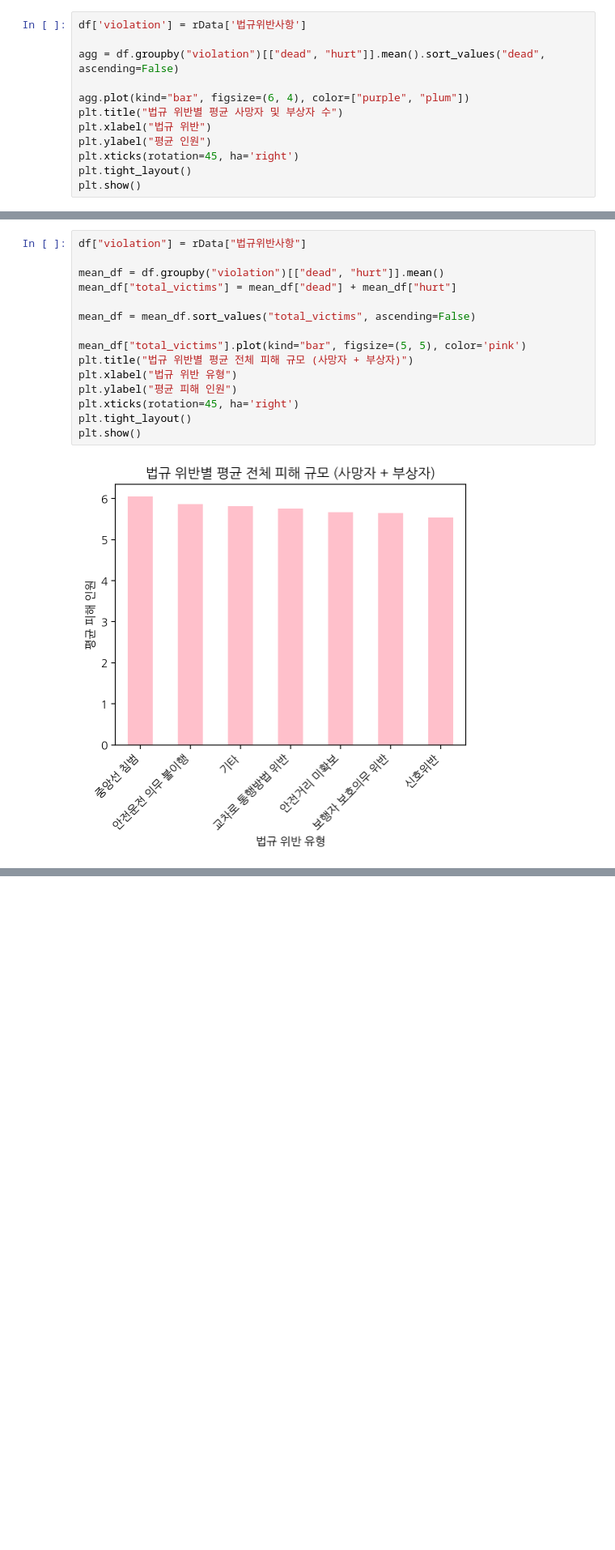
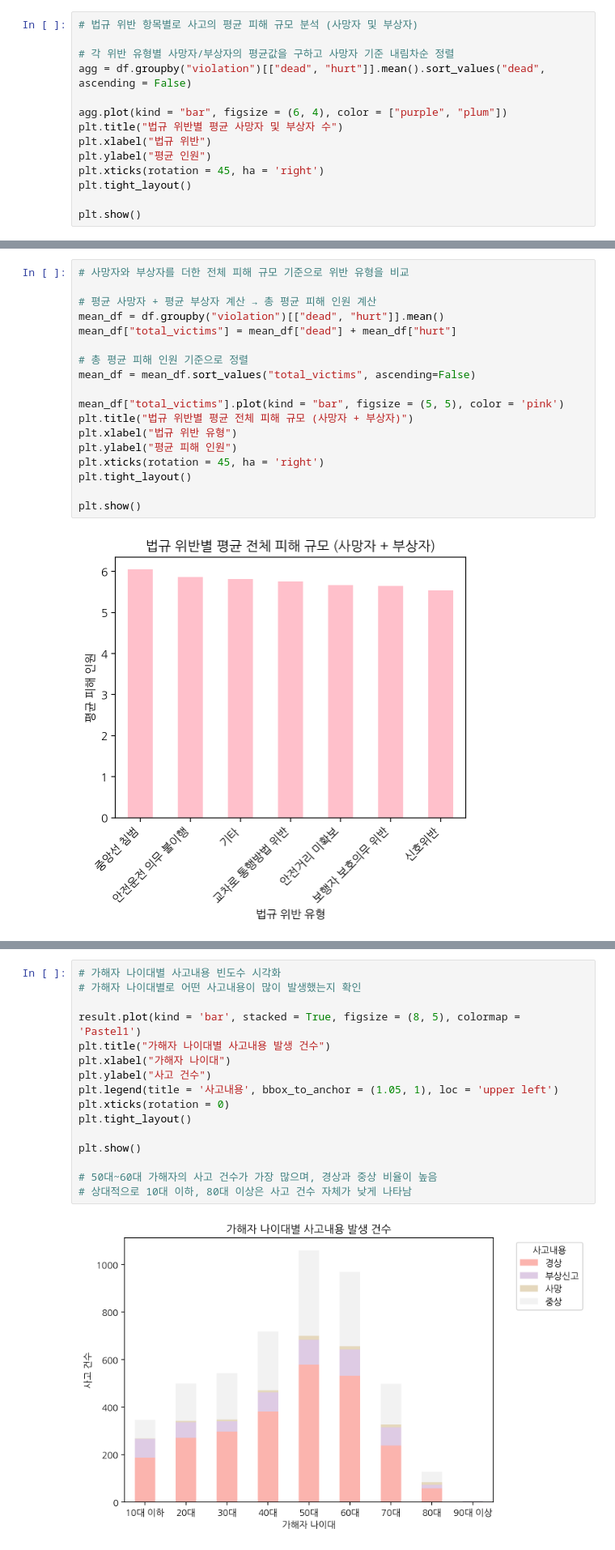
Before and after one commit to yeojeong735/25-BDA-TeamDP, a Jupyter notebook: 25_BDA_BikeCrash_TeamDP.ipynb, the cells around one changed output, grey strips where cells are left out. Shown at 81% size. Drawn from its saved outputs; the diff is of its cells as text; blank space fills up the shorter version.

```diff
--- a/25_BDA_BikeCrash_TeamDP.ipynb
+++ b/25_BDA_BikeCrash_TeamDP.ipynb
@@ -298,35 +381,40 @@ plt.show()
 # %% [output]
 [figure]
 # %%
-df['violation'] = rData['법규위반사항']
+# 법규 위반 항목별로 사고의 평균 피해 규모 분석 (사망자 및 부상자)
 
-agg = df.groupby("violation")[["dead", "hurt"]].mean().sort_values("dead", ascending=False)
+# 각 위반 유형별 사망자/부상자의 평균값을 구하고 사망자 기준 내림차순 정렬
+agg = df.groupby("violation")[["dead", "hurt"]].mean().sort_values("dead", ascending = False)
 
-agg.plot(kind="bar", figsize=(6, 4), color=["purple", "plum"])
+agg.plot(kind = "bar", figsize = (6, 4), color = ["purple", "plum"])
 plt.title("법규 위반별 평균 사망자 및 부상자 수")
 plt.xlabel("법규 위반")
 plt.ylabel("평균 인원")
-plt.xticks(rotation=45, ha='right')
+plt.xticks(rotation = 45, ha = 'right')
 plt.tight_layout()
+
 plt.show()
 # %% [output]
 [figure]
 # %% [markdown]
 ## 중앙선 침범이 평균적으로 피해가 가장 큼
 # %%
-df["violation"] = rData["법규위반사항"]
+# 사망자와 부상자를 더한 전체 피해 규모 기준으로 위반 유형을 비교
 
+# 평균 사망자 + 평균 부상자 계산 → 총 평균 피해 인원 계산
 mean_df = df.groupby("violation")[["dead", "hurt"]].mean()
 mean_df["total_victims"] = mean_df["dead"] + mean_df["hurt"]
 
+# 총 평균 피해 인원 기준으로 정렬
 mean_df = mean_df.sort_values("total_victims", ascending=False)
 
-mean_df["total_victims"].plot(kind="bar", figsize=(5, 5), color='pink')
+mean_df["total_victims"].plot(kind = "bar", figsize = (5, 5), color = 'pink')
 plt.title("법규 위반별 평균 전체 피해 규모 (사망자 + 부상자)")
 plt.xlabel("법규 위반 유형")
 plt.ylabel("평균 피해 인원")
-plt.xticks(rotation=45, ha='right')
+plt.xticks(rotation = 45, ha = 'right')
 plt.tight_layout()
+
 plt.show()
 # %% [output]
 [figure]
@@ -377,4 +473,22 @@ result
 | 70대 | 238 | 77 | 12 | 171 |
 | 80대 | 58 | 15 | 11 | 44 |
 | 90대 이상 | 2 | 1 | 1 | 3 |
+# %%
+# 가해자 나이대별 사고내용 빈도수 시각화
+# 가해자 나이대별로 어떤 사고내용이 많이 발생했는지 확인
+
+result.plot(kind = 'bar', stacked = True, figsize = (8, 5), colormap = 'Pastel1')
+plt.title("가해자 나이대별 사고내용 발생 건수")
+plt.xlabel("가해자 나이대")
+plt.ylabel("사고 건수")
+plt.legend(title = '사고내용', bbox_to_anchor = (1.05, 1), loc = 'upper left')
+plt.xticks(rotation = 0)
+plt.tight_layout()
+
+plt.show()
+
+# 50대~60대 가해자의 사고 건수가 가장 많으며, 경상과 중상 비율이 높음
+# 상대적으로 10대 이하, 80대 이상은 사고 건수 자체가 낮게 나타남
+# %% [output]
+[figure, added]
 # %%
```
Also changed, not shown: parts of 28 cells of this notebook.
